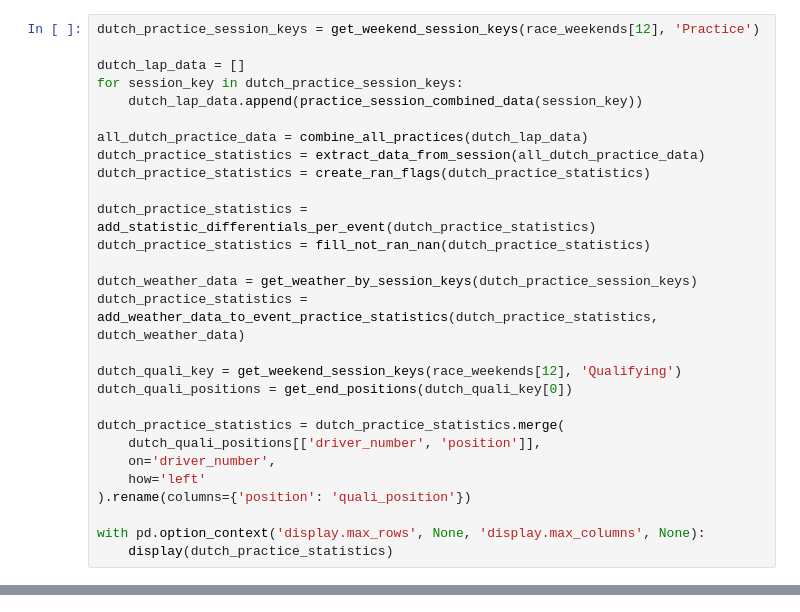
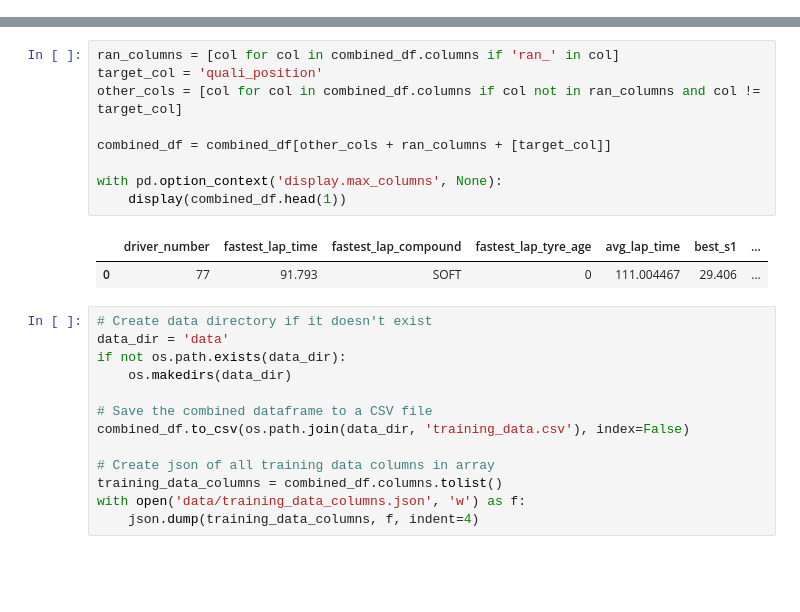
Before and after one commit to ATRedshaw/f1-forecasting, a Jupyter notebook: notebooks/data.ipynb, the cells around one changed output, grey strips where cells are left out. Saved outputs shown, nothing was run; the diff lists cells and outputs as text; blank space fills up the shorter version.

Commit message:
Data for all available race events

```diff
--- a/notebooks/data.ipynb
+++ b/notebooks/data.ipynb
@@ -133,28 +15,0 @@ with pd.option_context('display.max_rows', None, 'display.max_columns', None):
-# %%
-dutch_practice_session_keys = get_weekend_session_keys(race_weekends[12], 'Practice')
-
-dutch_lap_data = []
-for session_key in dutch_practice_session_keys:
-    dutch_lap_data.append(practice_session_combined_data(session_key))
-
-all_dutch_practice_data = combine_all_practices(dutch_lap_data)
-dutch_practice_statistics = extract_data_from_session(all_dutch_practice_data)
-dutch_practice_statistics = create_ran_flags(dutch_practice_statistics)
-
-dutch_practice_statistics = add_statistic_differentials_per_event(dutch_practice_statistics)
-dutch_practice_statistics = fill_not_ran_nan(dutch_practice_statistics)
-
-dutch_weather_data = get_weather_by_session_keys(dutch_practice_session_keys)
-dutch_practice_statistics = add_weather_data_to_event_practice_statistics(dutch_practice_statistics, dutch_weather_data)
-
-dutch_quali_key = get_weekend_session_keys(race_weekends[12], 'Qualifying')
-dutch_quali_positions = get_end_positions(dutch_quali_key[0])
-
-dutch_practice_statistics = dutch_practice_statistics.merge(
-    dutch_quali_positions[['driver_number', 'position']],
-    on='driver_number',
-    how='left'
-).rename(columns={'position': 'quali_position'})
-
-with pd.option_context('display.max_rows', None, 'display.max_columns', None):
-    display(dutch_practice_statistics)
@@ -207,0 +140,25 @@ with pd.option_context('display.max_rows', None, 'display.max_columns', None):
+# %%
+ran_columns = [col for col in combined_df.columns if 'ran_' in col]
+target_col = 'quali_position'
+other_cols = [col for col in combined_df.columns if col not in ran_columns and col != target_col]
+
+combined_df = combined_df[other_cols + ran_columns + [target_col]]
+
+with pd.option_context('display.max_columns', None):
+    display(combined_df.head(1))
+# %% [output]
+|  | driver_number | fastest_lap_time | fastest_lap_compound | fastest_lap_tyre_age | avg_lap_time | best_s1 | ... |
+| 0 | 77 | 91.793 | SOFT | 0 | 111.004467 | 29.406 | ... |
+# %%
+# Create data directory if it doesn't exist
+data_dir = 'data'
+if not os.path.exists(data_dir):
+    os.makedirs(data_dir)
+
+# Save the combined dataframe to a CSV file
+combined_df.to_csv(os.path.join(data_dir, 'training_data.csv'), index=False)
+
+# Create json of all training data columns in array
+training_data_columns = combined_df.columns.tolist()
+with open('data/training_data_columns.json', 'w') as f:
+    json.dump(training_data_columns, f, indent=4)
```
Also changed, not shown: parts of 10 cells of this notebook, 2 other files.
